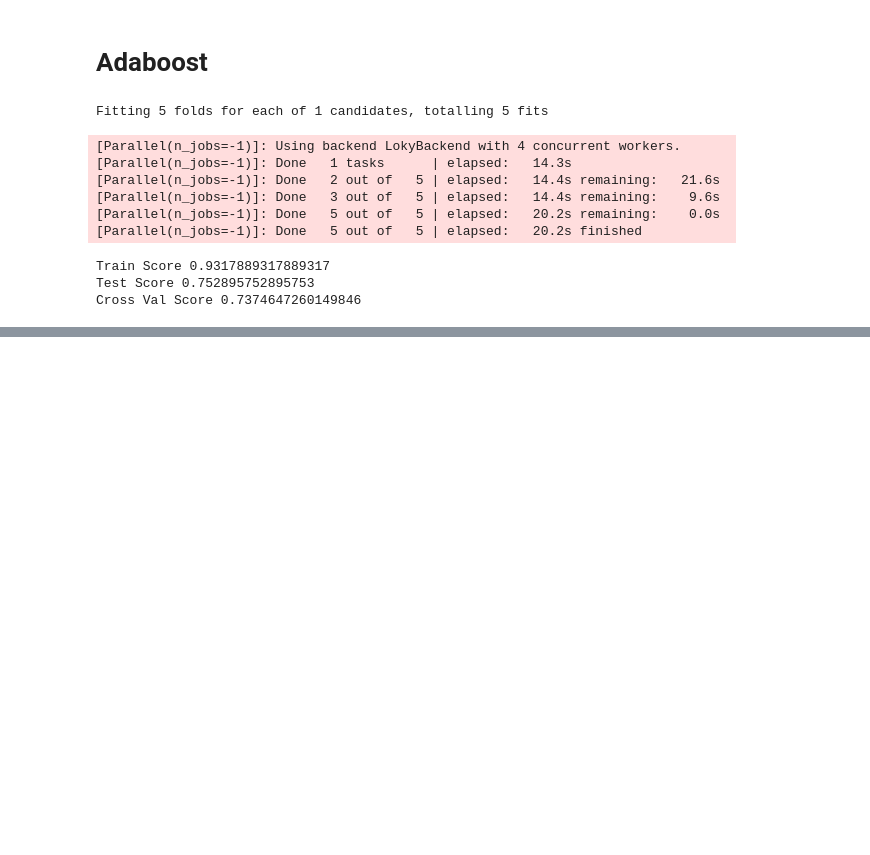
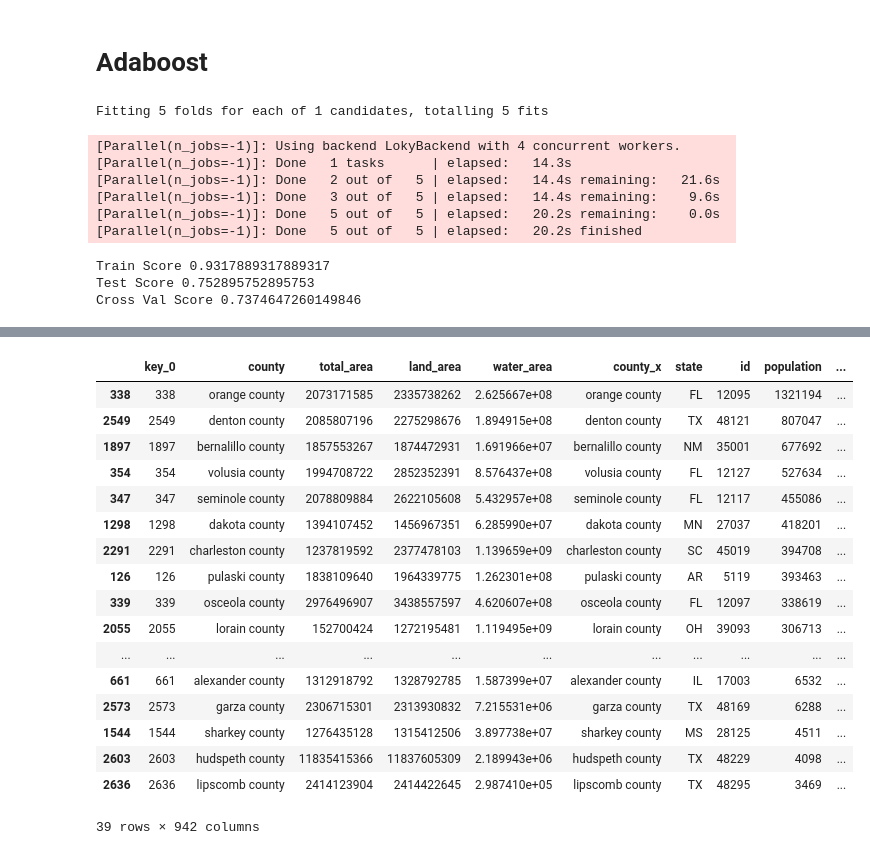
Before and after one commit to Agelf123/covid_predictions, a Jupyter notebook: code/brandon/Modeling.ipynb, the cells around one changed output, grey strips where cells are left out. Saved outputs shown, nothing was run; the diff lists cells and outputs as text; code cells hidden in the pictures; blank space fills up the shorter version.

```diff
--- a/code/brandon/Modeling.ipynb
+++ b/code/brandon/Modeling.ipynb
@@ -1464,0 +1552,25 @@ Cross Val Score 0.7374647260149846
+# %%
+fp_counties = y_test.loc[(y_test != 1) & (logreg_preds == 1)].index #shows me misclassified rows
+# %%
+fp_df = master.loc[master.index[fp_counties]]
+# %%
+fp_df.sort_values(by = 'population', ascending = False)
+# %% [output]
+|  | key_0 | county | total_area | land_area | water_area | county_x | state | id | population | ... |
+| 338 | 338 | orange county | 2073171585 | 2335738262 | 2.625667e+08 | orange county | FL | 12095 | 1321194 | ... |
+| 2549 | 2549 | denton county | 2085807196 | 2275298676 | 1.894915e+08 | denton county | TX | 48121 | 807047 | ... |
+| 1897 | 1897 | bernalillo county | 1857553267 | 1874472931 | 1.691966e+07 | bernalillo county | NM | 35001 | 677692 | ... |
+| 354 | 354 | volusia county | 1994708722 | 2852352391 | 8.576437e+08 | volusia county | FL | 12127 | 527634 | ... |
+| 347 | 347 | seminole county | 2078809884 | 2622105608 | 5.432957e+08 | seminole county | FL | 12117 | 455086 | ... |
+| 1298 | 1298 | dakota county | 1394107452 | 1456967351 | 6.285990e+07 | dakota county | MN | 27037 | 418201 | ... |
+| 2291 | 2291 | charleston county | 1237819592 | 2377478103 | 1.139659e+09 | charleston county | SC | 45019 | 394708 | ... |
+| 126 | 126 | pulaski county | 1838109640 | 1964339775 | 1.262301e+08 | pulaski county | AR | 5119 | 393463 | ... |
+| 339 | 339 | osceola county | 2976496907 | 3438557597 | 4.620607e+08 | osceola county | FL | 12097 | 338619 | ... |
+| 2055 | 2055 | lorain county | 152700424 | 1272195481 | 1.119495e+09 | lorain county | OH | 39093 | 306713 | ... |
+| ... | ... | ... | ... | ... | ... | ... | ... | ... | ... | ... |
+| 661 | 661 | alexander county | 1312918792 | 1328792785 | 1.587399e+07 | alexander county | IL | 17003 | 6532 | ... |
+| 2573 | 2573 | garza county | 2306715301 | 2313930832 | 7.215531e+06 | garza county | TX | 48169 | 6288 | ... |
+| 1544 | 1544 | sharkey county | 1276435128 | 1315412506 | 3.897738e+07 | sharkey county | MS | 28125 | 4511 | ... |
+| 2603 | 2603 | hudspeth county | 11835415366 | 11837605309 | 2.189943e+06 | hudspeth county | TX | 48229 | 4098 | ... |
+| 2636 | 2636 | lipscomb county | 2414123904 | 2414422645 | 2.987410e+05 | lipscomb county | TX | 48295 | 3469 | ... |
+39 rows × 942 columns
```
Also changed, not shown: parts of 18 cells of this notebook.
